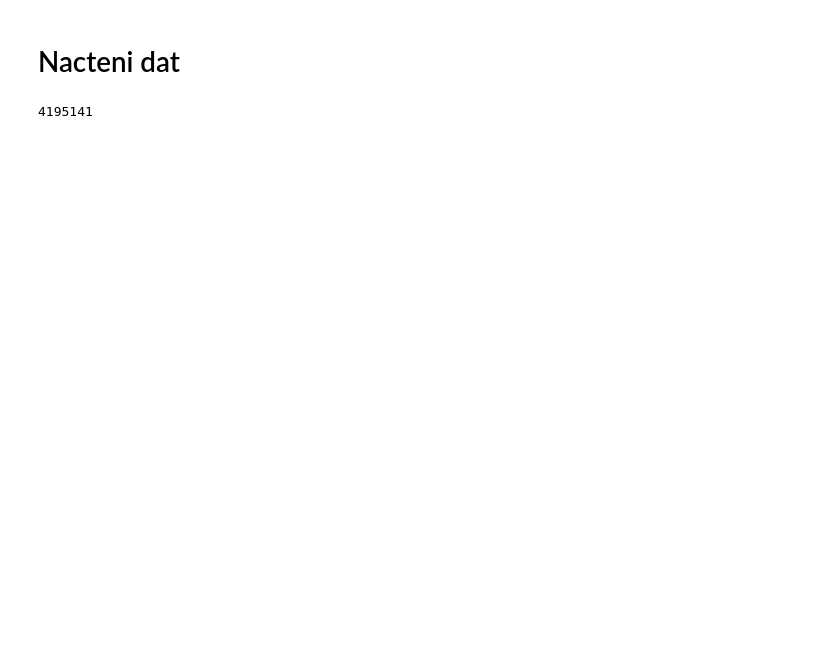
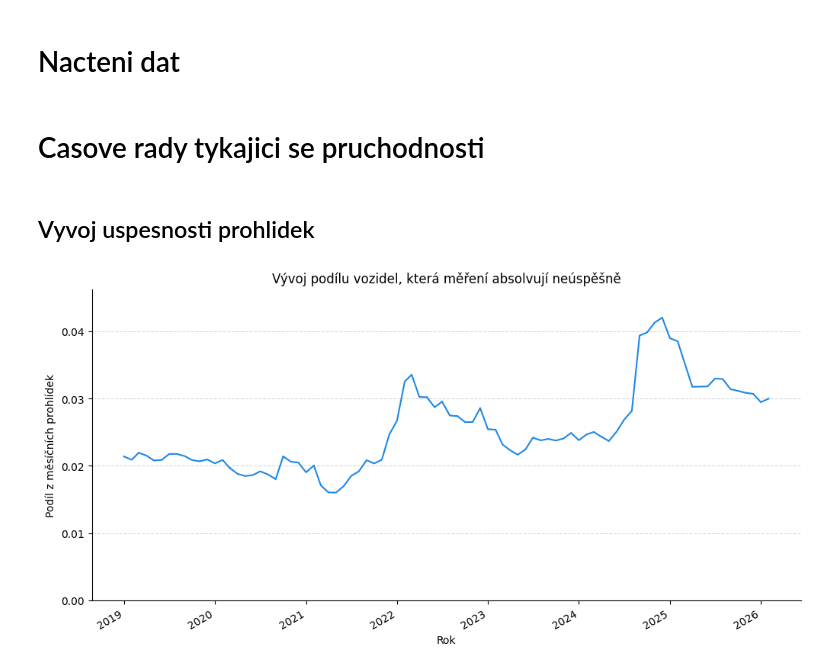
Before and after one commit to opendatalabcz/emissions-data-analysis-cz, a Jupyter notebook: kod/casove_rady/time_series.ipynb, the cells around one changed output. Cells and saved outputs as stored; diff of their text form; code cells hidden in the pictures; blank space fills up the shorter version.

```diff
--- a/kod/casove_rady/time_series.ipynb
+++ b/kod/casove_rady/time_series.ipynb
@@ -42,9 +42,17 @@ TEMP_PATH = r"kod\data\processed\mereni.tmp.parquet"
 # %% [markdown]
 # Nacteni dat
 # %%
-df_mereni = pl.read_parquet(r"kod\data\processed\mereni_tmp.parquet")
-df_prohlidky = pl.read_parquet(r"kod\data\processed\prohlidky_clean.parquet")
+lf_mereni = pl.scan_parquet(r"kod\data\processed\mereni_tmp.parquet")
+lf_prohlidky = pl.scan_parquet(r"kod\data\processed\prohlidky_clean.parquet")
+df = lf_mereni.join(lf_prohlidky, how='inner', on='CisloProtokolu').collect()
+
+df_benzin = pl.read_parquet(r"kod\data\processed\normalized_benzin.parquet")
+df_nafta = pl.read_parquet(r"kod\data\processed\normalized_nafta.parquet")
-# %%
-len(df_mereni) - len(df_prohlidky)
-# %% [output]
-4195141
+# %% [markdown]
+# Casove rady tykajici se pruchodnosti
+# %% [markdown]
+## Vyvoj uspesnosti prohlidek
+# %%
+time_series_monthly_expr(df, 'DatumProhlidky', (1 - (pl.col('Vysledek_Vyhovuje') == True).fill_null(False).mean()), 'Vývoj podílu vozidel, která měření absolvují neúspěšně', 'Podíl z měsíčních prohlídek', 'kod/casove_rady/vyvoj_pruchodnosti.svg', decimals=2)
+# %% [output]
+[figure, added]
```
Also changed, not shown: parts of 10 cells of this notebook, 11 other files.
